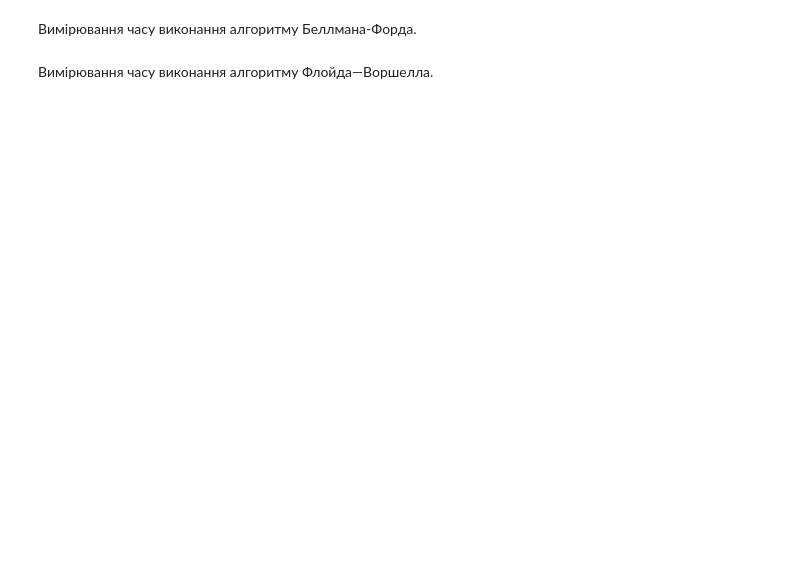
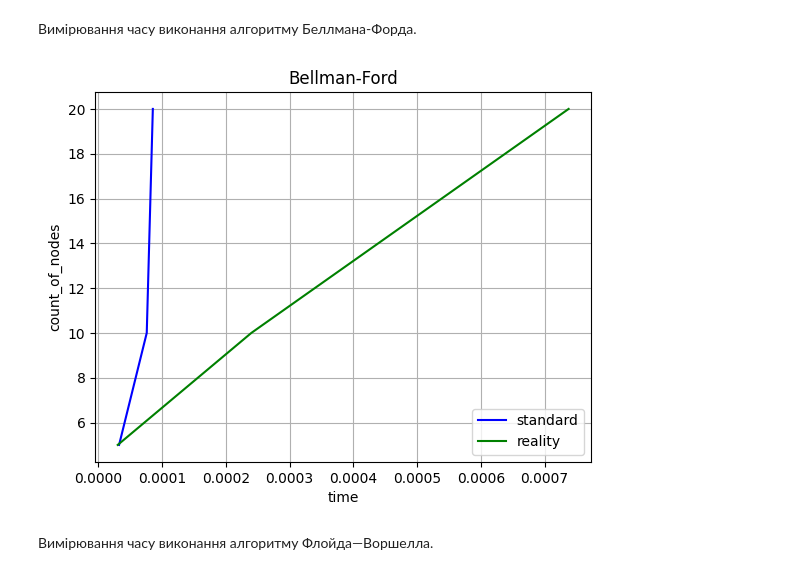
Before and after one commit to Luzefik/lab_1_discrete-math, a Jupyter notebook: Lab1_trees.ipynb, the cells around one changed output. Drawn from its saved outputs; the diff is of its cells as text; code cells hidden in the pictures; blank space fills up the shorter version.

```diff
--- a/Lab1_trees.ipynb
+++ b/Lab1_trees.ipynb
@@ -350,32 +418,19 @@ plt.show()
 # %% [markdown]
 Вимірювання часу виконання алгоритму Беллмана-Форда.
 # %%
-NUM_OF_ITERATIONS = 1000
+
 time_taken = {"standard": {}, "reality": {}}
-
-def measure(func, *args):
-    start = time.time()
-    func(*args)
-    end = time.time()
-    return end - start
-
 for count in (5, 10, 20, 50, 100, 200):
-    for i in tqdm(range(NUM_OF_ITERATIONS)):
+    for _ in tqdm(range(NUM_OF_ITERATIONS)):
         G = gnp_random_connected_graph(count, 0.4, True)
         try:
             time_taken["standard"][count] = measure(bellman_ford_predecessor_and_distance, G, 0)
             time_taken["reality"][count] = measure(bellman_ford, G, 0)
         except:
-            nx.NetworkXUnbounded
-
-plt.plot(time_taken['standard'].values(), time_taken['standard'].keys(), label="standard", color="b", linestyle="-")
-plt.plot(time_taken['reality'].values(), time_taken['reality'].keys(), label="reality", color="g", linestyle="-")
-plt.xlabel("time")
-plt.ylabel("count_of_nodes")
-plt.title("bellman_ford")
-plt.legend()
-plt.grid()
-plt.show()
+            pass
+plot_graph(time_taken, "Bellman-Ford")
+# %% [output]
+[figure, added]
 # %% [markdown]
 Вимірювання часу виконання алгоритму Флойда—Воршелла.
 # %%
```
Also changed, not shown: parts of 37 cells of this notebook.
